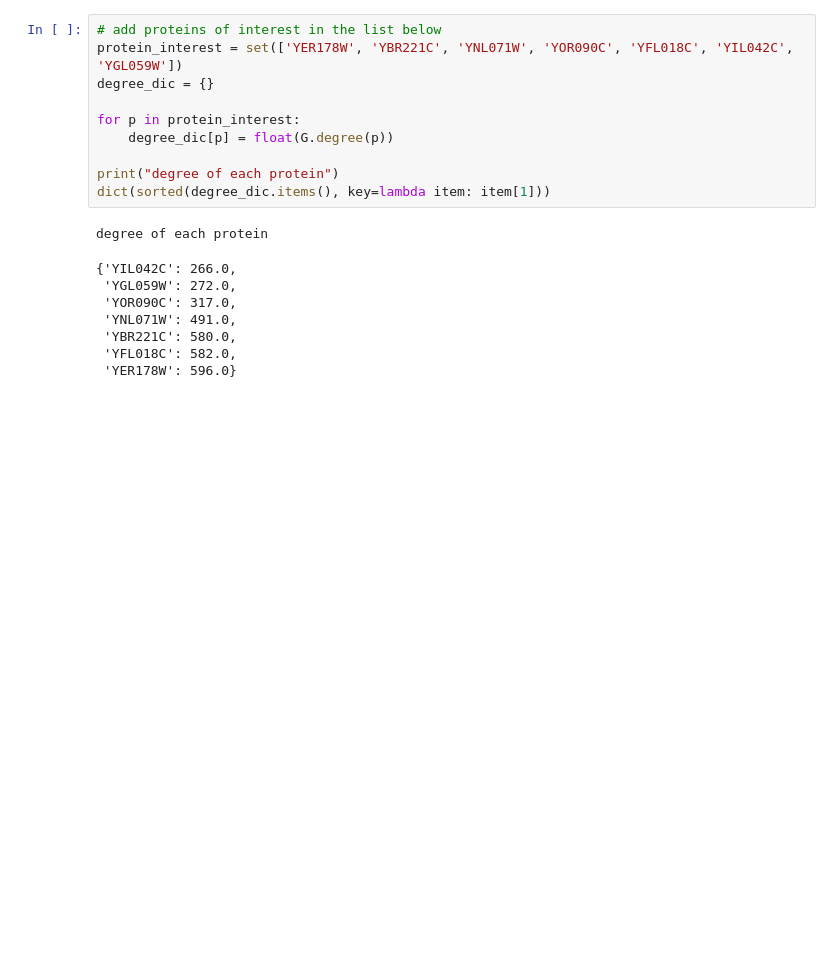
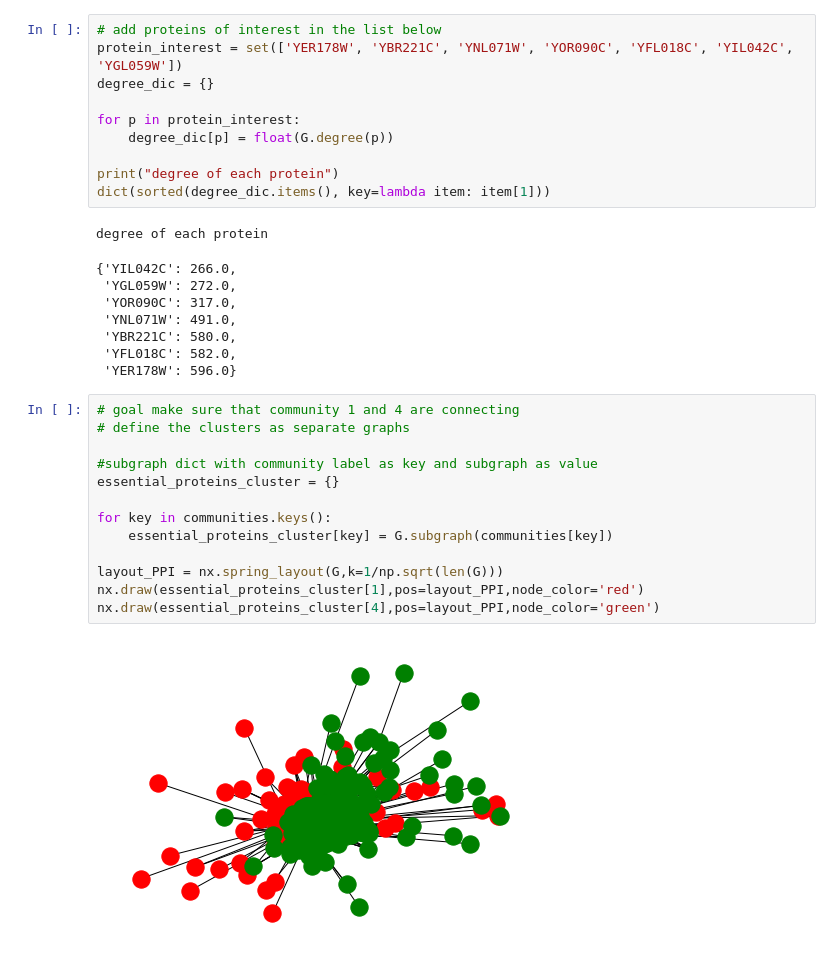
Before and after one commit to Pilex1/math-bcmb3888, a Jupyter notebook: MSUD Research.ipynb, the cells around one changed output. Saved outputs shown, nothing was run; the diff lists cells and outputs as text; blank space fills up the shorter version.

```diff
--- a/MSUD Research.ipynb
+++ b/MSUD Research.ipynb
@@ -117,3 +118,18 @@ degree of each protein
  'YBR221C': 580.0,
  'YFL018C': 582.0,
  'YER178W': 596.0}
+# %%
+# goal make sure that community 1 and 4 are connecting
+# define the clusters as separate graphs
+
+#subgraph dict with community label as key and subgraph as value
+essential_proteins_cluster = {}
+
+for key in communities.keys():
+    essential_proteins_cluster[key] = G.subgraph(communities[key])
+
+layout_PPI = nx.spring_layout(G,k=1/np.sqrt(len(G)))
+nx.draw(essential_proteins_cluster[1],pos=layout_PPI,node_color='red')
+nx.draw(essential_proteins_cluster[4],pos=layout_PPI,node_color='green')
+# %% [output]
+[figure, added]
```
Also changed, not shown: parts of 6 cells of this notebook, 1 other file.
